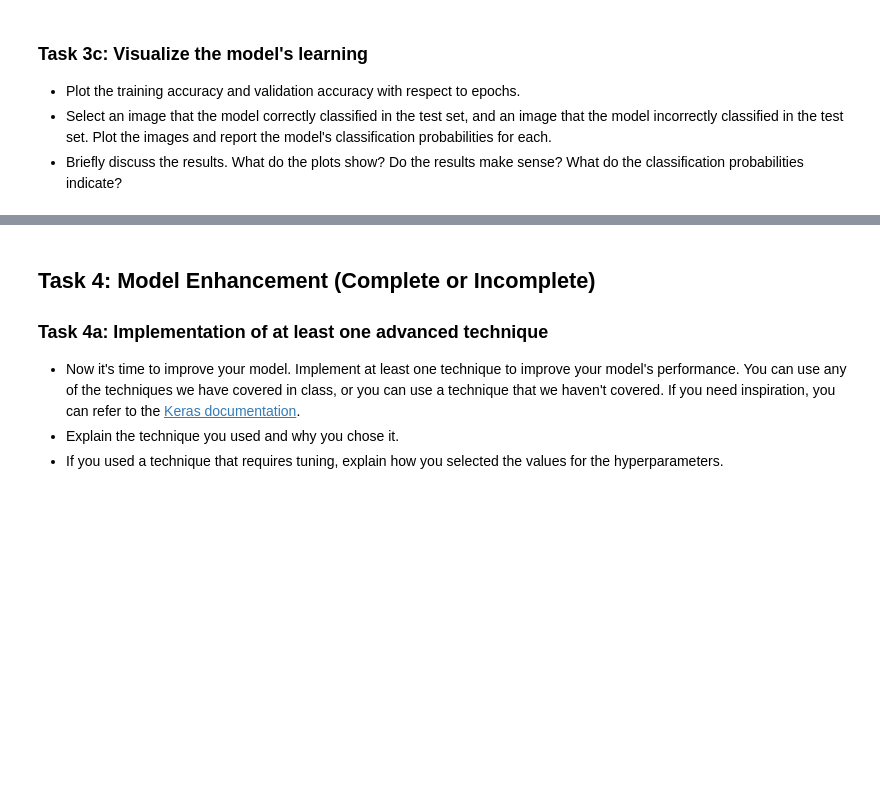
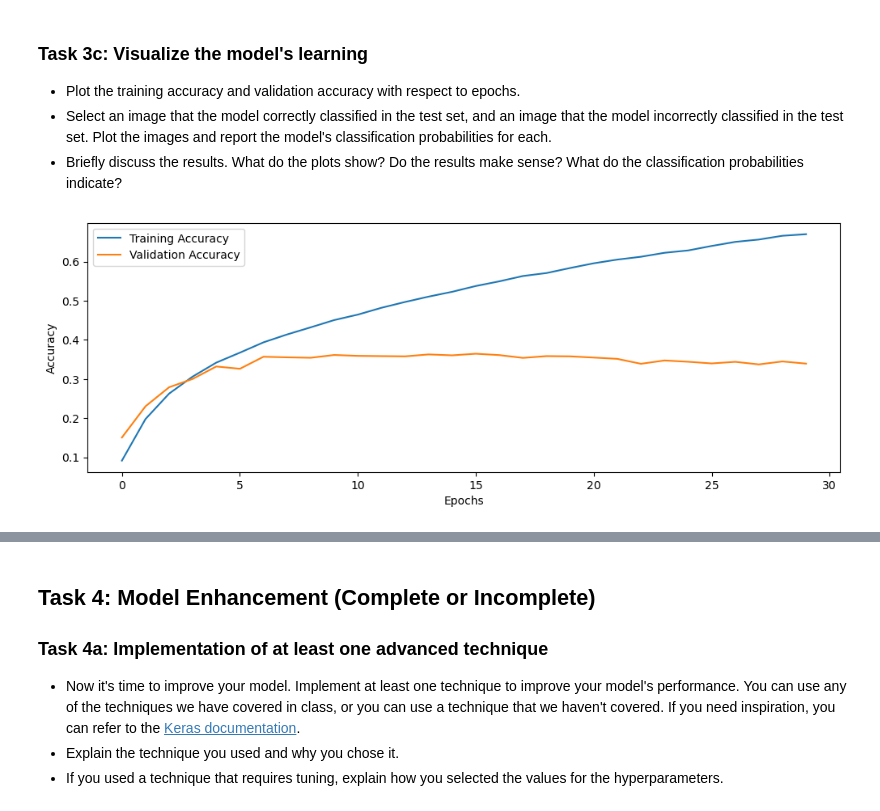
Before and after one commit to UofT-DSI/deep_learning, a Jupyter notebook: 02_activities/assignments/assignment_1.ipynb, the cells around one changed output, grey strips where cells are left out. Cells and saved outputs as stored; diff of their text form; code cells hidden in the pictures; blank space fills up the shorter version.

```diff
--- a/02_activities/assignments/assignment_1.ipynb
+++ b/02_activities/assignments/assignment_1.ipynb
@@ -41,4 +77,18 @@ To enable the following instructions: AVX2 FMA, in other operations, rebuild Ten
 from keras.models import Sequential
 from keras.layers import Conv2D, MaxPooling2D, Flatten, Dense
 
-# Your code here
+# Create the CNN model
+model = Sequential([
+    Conv2D(32, (3, 3), activation='relu', input_shape=(32, 32, 3)),
+    MaxPooling2D((2, 2)),
+    Conv2D(64, (3, 3), activation='relu'),
+    MaxPooling2D((2, 2)),
+    Conv2D(128, (3, 3), activation='relu'),
+    MaxPooling2D((2, 2)),
+    Flatten(),
+    Dense(128, activation='relu'),
+    Dense(100, activation='softmax')
+])
+
+# Print the model summary
+model.summary()
@@ -52,4 +124,6 @@ from keras.layers import Conv2D, MaxPooling2D, Flatten, Dense
 # %%
 from keras import optimizers
 
-# Your code here
+model.compile(loss='categorical_crossentropy',
+              optimizer=optimizers.Adam(),
+              metrics=['accuracy'])
@@ -61,4 +144,4 @@ from keras import optimizers
 - Use a batch size of 32.
 - Use the validation set for validation.
 # %%
-# Your code here
+history = model.fit(x_train, y_train, epochs=30, batch_size=32, validation_data=(x_val, y_val))
@@ -85,0 +224,11 @@ from keras import optimizers
+# %%
+
+plt.figure(figsize=(12, 4))
+plt.plot(history.history['accuracy'], label='Training Accuracy')
+plt.plot(history.history['val_accuracy'], label='Validation Accuracy')
+plt.xlabel('Epochs')
+plt.ylabel('Accuracy')
+plt.legend()
+plt.show()
+# %% [output]
+[figure, added]
```
Also changed, not shown: parts of 20 cells of this notebook.
